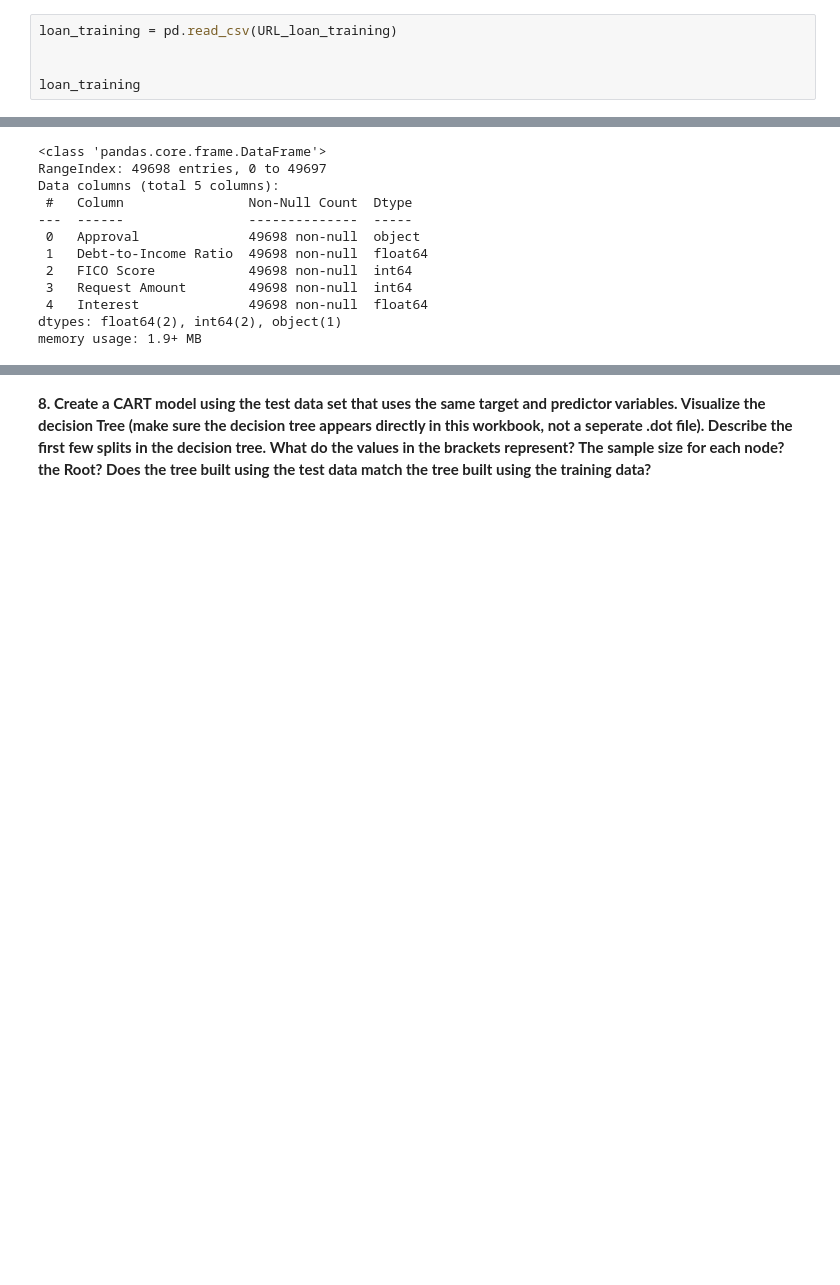
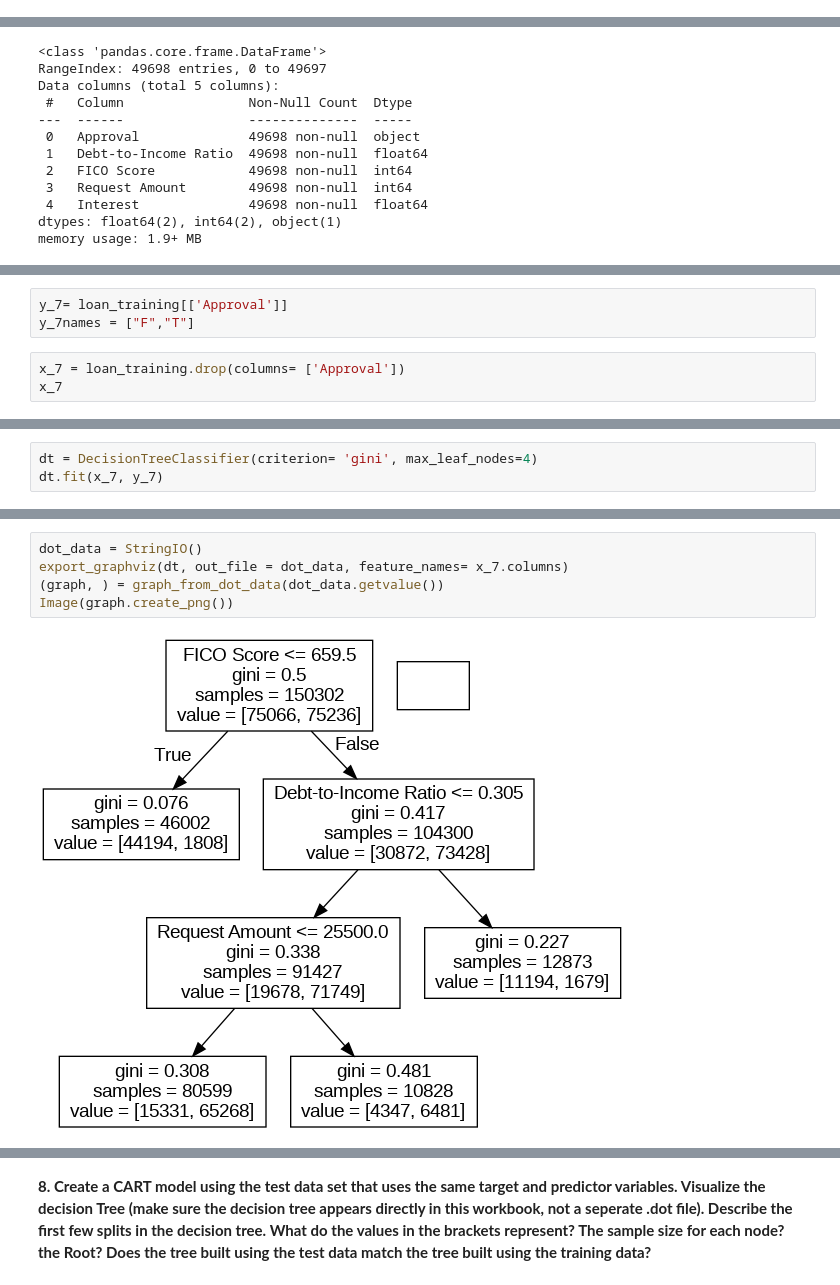
Before and after one commit to SalhRosas/Pepperdine, a Jupyter notebook: Rosas_Salvador_Homework1.ipynb, the cells around one changed output, grey strips where cells are left out. Drawn from its saved outputs; the diff is of its cells as text; blank space fills up the shorter version.

```diff
--- a/Rosas_Salvador_Homework1.ipynb
+++ b/Rosas_Salvador_Homework1.ipynb
@@ -250,8 +215,3 @@ loan_test
 | 49696 | T | 0.38 | 680 | 6000 | 2700.0 |
 | 49697 | T | 0.39 | 662 | 500 | 225.0 |
 49698 rows × 5 columns
-# %%
-loan_training = pd.read_csv(URL_loan_training)
-
-
-loan_training
@@ -291,0 +275,6 @@ Provide sentence(s) explaining your solution
+# %%
+y_7= loan_training[['Approval']]
+y_7names = ["F","T"]
+# %%
+x_7 = loan_training.drop(columns= ['Approval'])
+x_7
@@ -291,0 +295,3 @@ Provide sentence(s) explaining your solution
+# %%
+dt = DecisionTreeClassifier(criterion= 'gini', max_leaf_nodes=4)
+dt.fit(x_7, y_7)
@@ -291,0 +311,7 @@ Provide sentence(s) explaining your solution
+# %%
+dot_data = StringIO()
+export_graphviz(dt, out_file = dot_data, feature_names= x_7.columns)
+(graph, ) = graph_from_dot_data(dot_data.getvalue())
+Image(graph.create_png())
+# %% [output]
+[figure, added]
```
Also changed, not shown: parts of 37 cells of this notebook.
